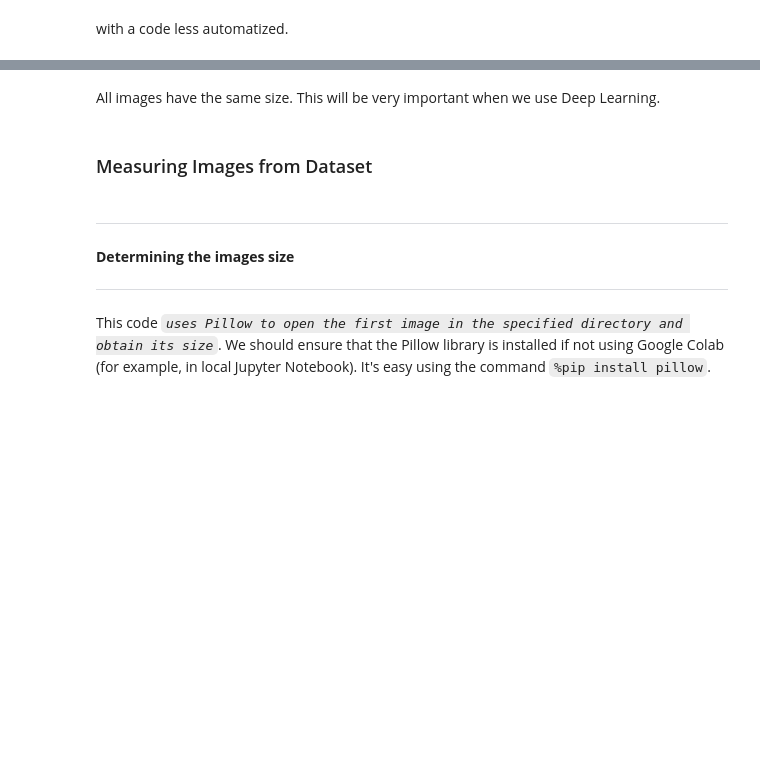
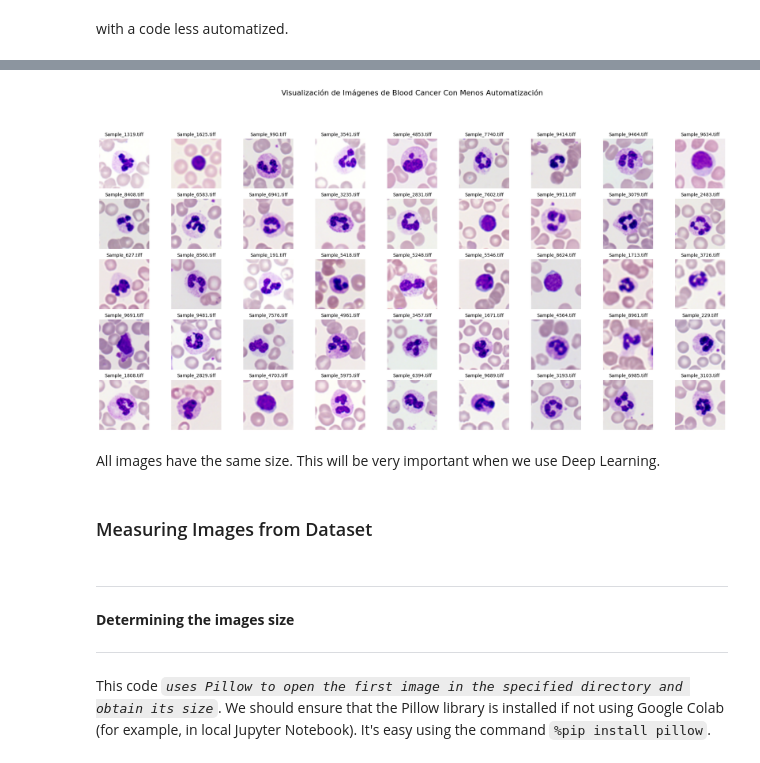
Before and after one commit to Joaquinsolano77/PIM_2, a Jupyter notebook: NB4-01 Biomedical Imaging Datasets.ipynb, the cells around one changed output, grey strips where cells are left out. Drawn from its saved outputs; the diff is of its cells as text; code cells hidden in the pictures; blank space fills up the shorter version.

```diff
--- a/NB4-01 Biomedical Imaging Datasets.ipynb
+++ b/NB4-01 Biomedical Imaging Datasets.ipynb
@@ -858,3 +875,67 @@ plt.show()
+# %%
+#CODIGO MEJORADO
+import os
+import matplotlib.pyplot as plt
+import matplotlib.image as mpimg
+
+# Contexto y Antecedentes
+# Este script visualiza un conjunto de imágenes de un directorio específico, en este caso "Blood_Cancer",
+# para su análisis visual. Las imágenes pueden estar relacionadas con estudios médicos o de diagnóstico.
+
+# Configuración del Directorio de Imágenes
+directory = "Blood_Cancer"  # Nombre del directorio con las imágenes
+
+# Comprobación de Errores y Carga de Imágenes
+try:
+    # Listar archivos en el directorio
+    files = os.listdir(directory)
+
+    # Filtrar archivos de imagen (extensiones ajustables según sea necesario)
+    image_files = [file for file in files if file.lower().endswith(('.png', '.jpg', '.jpeg', '.tiff'))]
+
+    # Verificar si se encontraron imágenes
+    if not image_files:
+        raise FileNotFoundError(f"No se encontraron archivos de imagen en el directorio '{directory}'.")
+
+except FileNotFoundError as fnf_error:
+    print(f"Error: {fnf_error}")
+except Exception as e:
+    print(f"Se produjo un error inesperado: {e}")
+else:
+    # **Configuración para Visualización**
+    num_images = min(45, len(image_files))  # Definir el número máximo de imágenes a mostrar
+    selected_images = image_files[:num_images]
+
+    # Crear una cuadrícula de subplots de 4 filas y 8 columnas para mostrar las imágenes
+    fig, axes = plt.subplots(nrows=5, ncols=9, figsize=(20, 10))
+    axes = axes.flatten()  # Aplanar la matriz de ejes para facilitar la iteración
+
+    # **Visualización Mejorada de Imágenes**
+    for i, img_file in enumerate(selected_images):
+        img_path = os.path.join(directory, img_file)
+
+        try:
+            img = mpimg.imread(img_path)
+        except IOError:
+            print(f"Error al abrir la imagen {img_file}. Se omitirá en la visualización.")
+            continue
+
+        # Mostrar cada imagen en el subplot correspondiente
+        axes[i].imshow(img)
+        axes[i].axis('off')  # Opcional, oculta los ejes para una visualización más limpia
+        axes[i].set_title(img_file, fontsize=10)  # Título con el nombre del archivo de la imagen
+
+    # Ocultar cualquier subplot adicional si hay menos imágenes que subplots
+    for ax in axes[len(selected_images):]:
+        ax.axis('off')
+
+    # **Ajuste y Despliegue de la Visualización**
+    plt.tight_layout()
+    fig.suptitle("Visualización de Imágenes de Blood Cancer Con Menos Automatización", fontsize=16, y=1.05)
+    plt.subplots_adjust(top=0.9)  # Espacio para el título general
+    plt.show()
+# %% [output]
+[figure, added]
 # %% [markdown]
 All images have the same size. This will be very important when we use Deep Learning.
 # %% [markdown]
```
Also changed, not shown: parts of 21 cells of this notebook.
